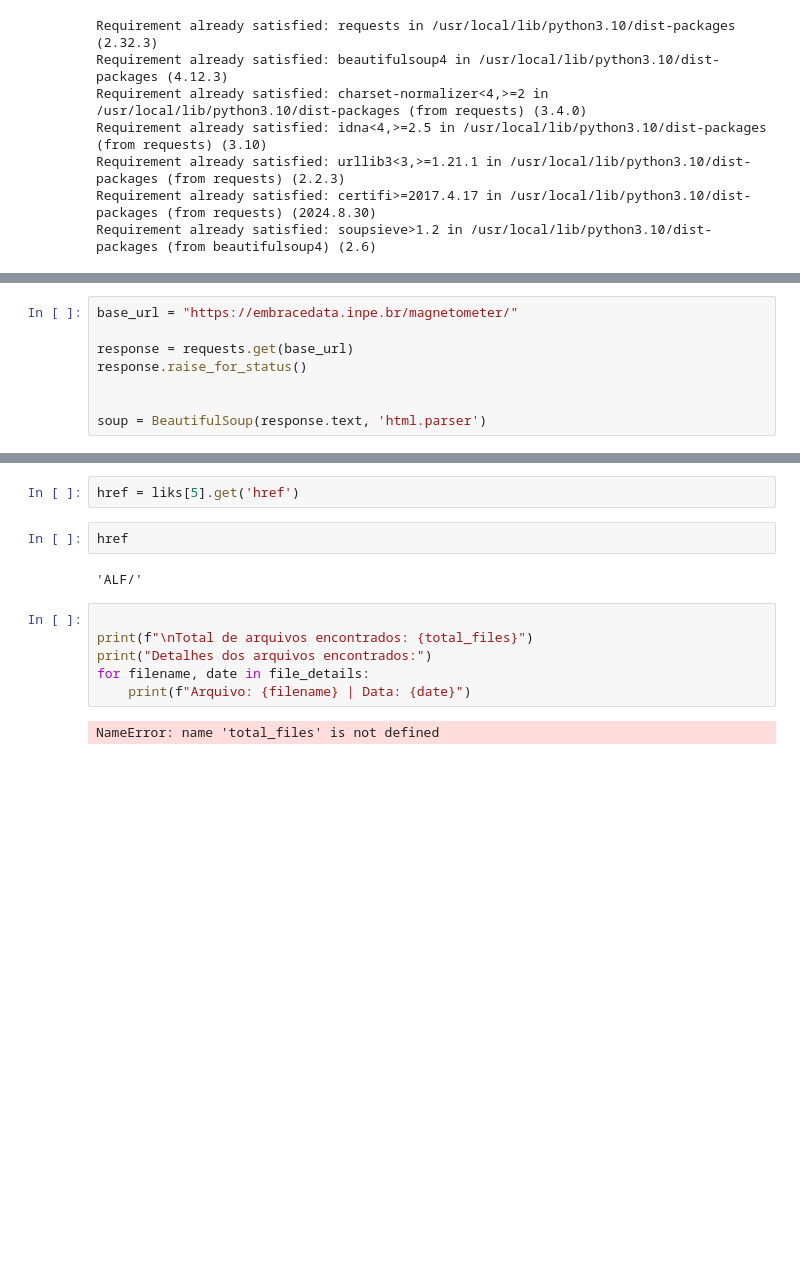
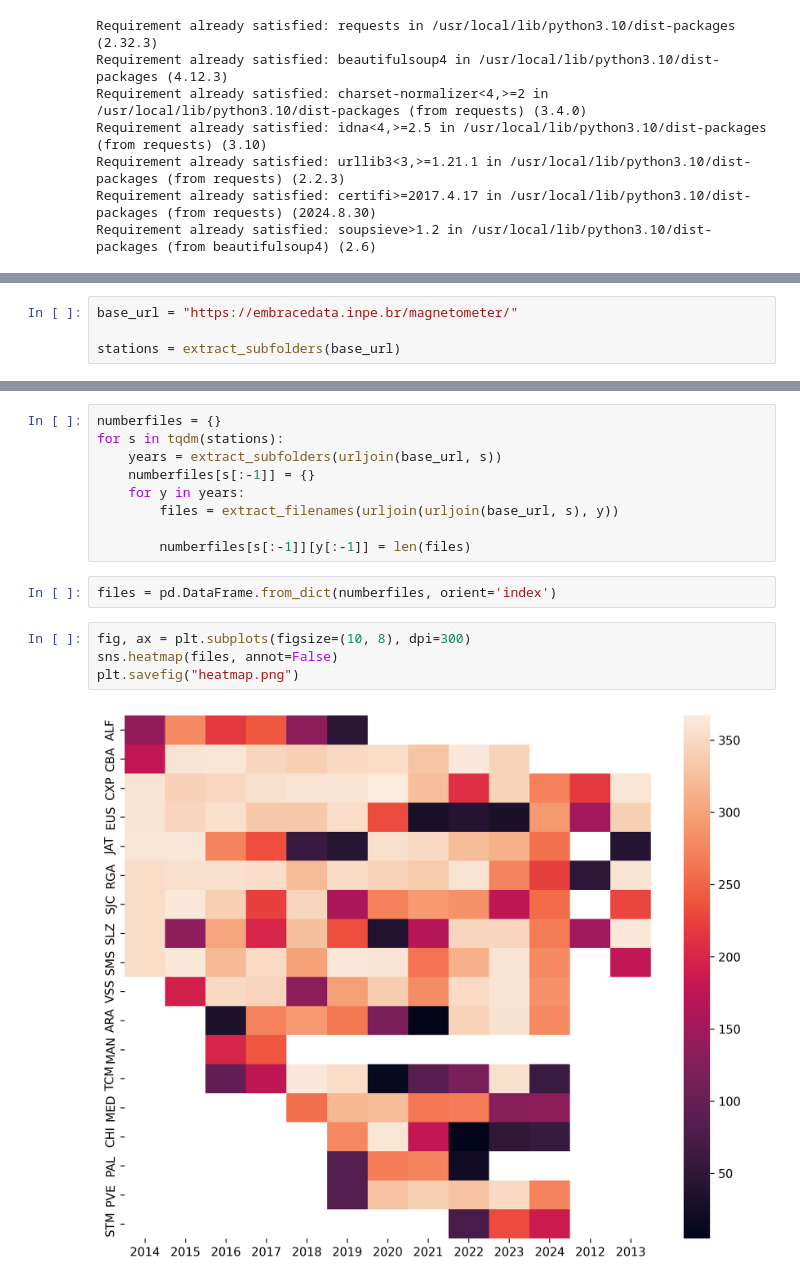
Before and after one commit to zemarchezi/webscraping_magnetometer, a Jupyter notebook: embrace_scraping.ipynb, the cells around one changed output, grey strips where cells are left out. Drawn from its saved outputs; the diff is of its cells as text; blank space fills up the shorter version.

```diff
--- a/embrace_scraping.ipynb
+++ b/embrace_scraping.ipynb
@@ -67,8 +57,4 @@ def extract_date_from_filename(filename):
 # %%
 base_url = "https://embracedata.inpe.br/magnetometer/"
 
-response = requests.get(base_url)
-response.raise_for_status()
-
-
-soup = BeautifulSoup(response.text, 'html.parser')
+stations = extract_subfolders(base_url)
@@ -97,14 +61,17 @@ liks
-# %%
-href = liks[5].get('href')
-# %%
-href
-# %% [output]
-'ALF/'
-# %%
-
-print(f"\nTotal de arquivos encontrados: {total_files}")
-print("Detalhes dos arquivos encontrados:")
-for filename, date in file_details:
-    print(f"Arquivo: {filename} | Data: {date}")
-# %% [output]
-NameError: name 'total_files' is not defined
+# %%
+numberfiles = {}
+for s in tqdm(stations):
+    years = extract_subfolders(urljoin(base_url, s))
+    numberfiles[s[:-1]] = {}
+    for y in years:
+        files = extract_filenames(urljoin(urljoin(base_url, s), y))
+
+        numberfiles[s[:-1]][y[:-1]] = len(files)
+# %%
+files = pd.DataFrame.from_dict(numberfiles, orient='index')
+# %%
+fig, ax = plt.subplots(figsize=(10, 8), dpi=300)
+sns.heatmap(files, annot=False)
+plt.savefig("heatmap.png")
+# %% [output]
+[figure, added]
```
Also changed, not shown: parts of 6 cells of this notebook.
